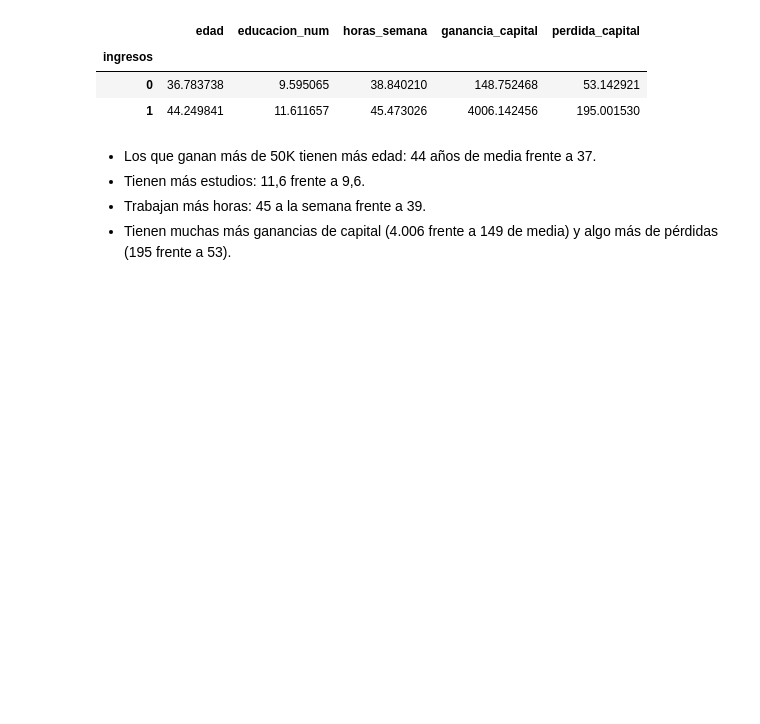
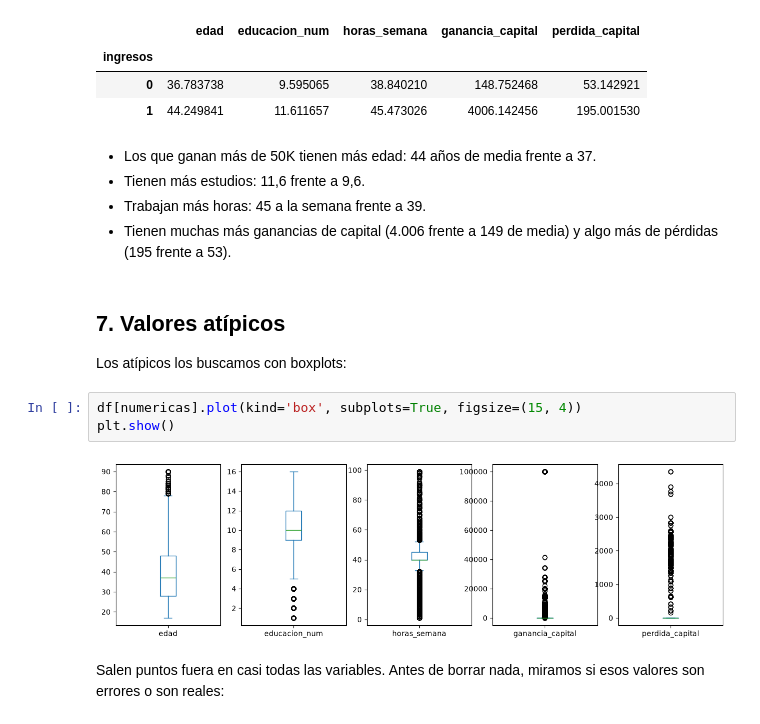
Before and after one commit to cesarmata1/Practica_Grupal_Aprendizaje_Automatico, a Jupyter notebook: notebooks/00_EDA_adult.ipynb, the cells around one changed output. Drawn from its saved outputs; the diff is of its cells as text; blank space fills up the shorter version.

Commit message:
Detectar valores atípicos y justificar que se mantienen

```diff
--- a/notebooks/00_EDA_adult.ipynb
+++ b/notebooks/00_EDA_adult.ipynb
@@ -337,3 +337,14 @@ df.groupby('ingresos')[numericas].mean()
 - Tienen más estudios: 11,6 frente a 9,6.
 - Trabajan más horas: 45 a la semana frente a 39.
 - Tienen muchas más ganancias de capital (4.006 frente a 149 de media) y algo más de pérdidas (195 frente a 53).
+# %% [markdown]
+## 7. Valores atípicos
+
+Los atípicos los buscamos con boxplots:
+# %%
+df[numericas].plot(kind='box', subplots=True, figsize=(15, 4))
+plt.show()
+# %% [output]
+[figure, added]
+# %% [markdown]
+Salen puntos fuera en casi todas las variables. Antes de borrar nada, miramos si esos valores son errores o son reales:
```
Also changed, not shown: parts of 2 cells of this notebook.
